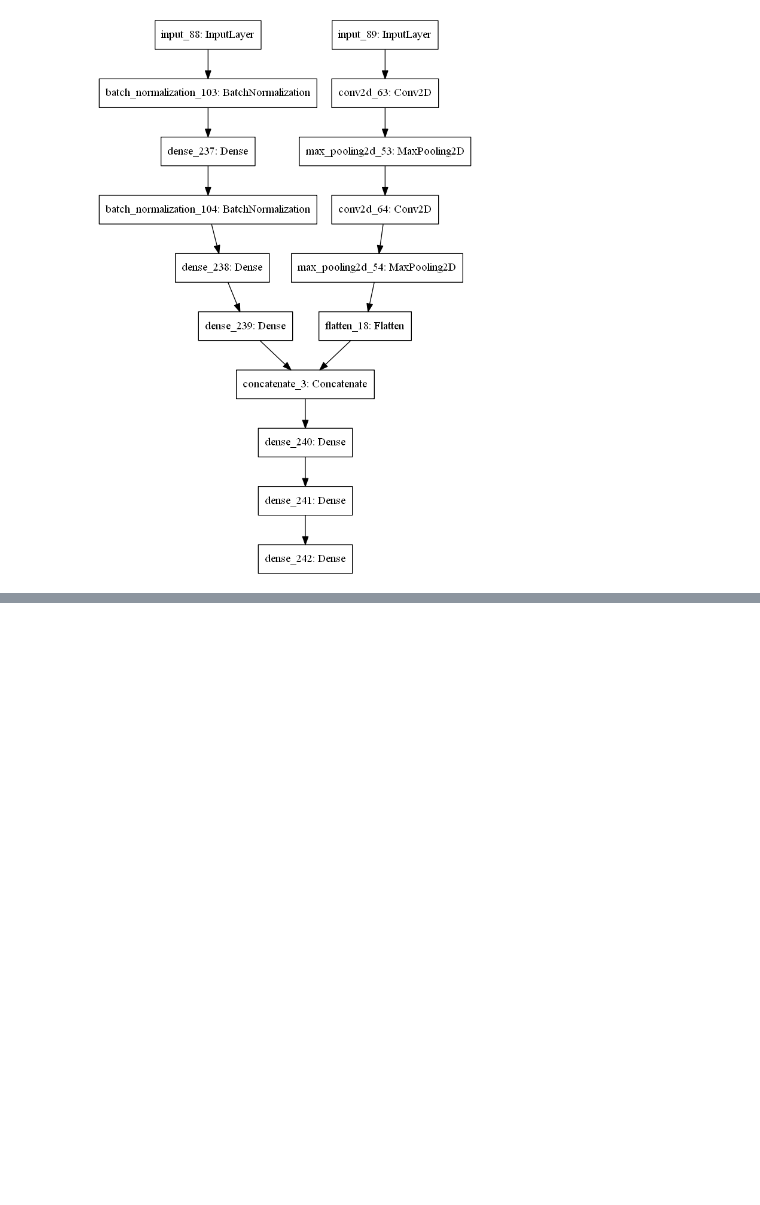
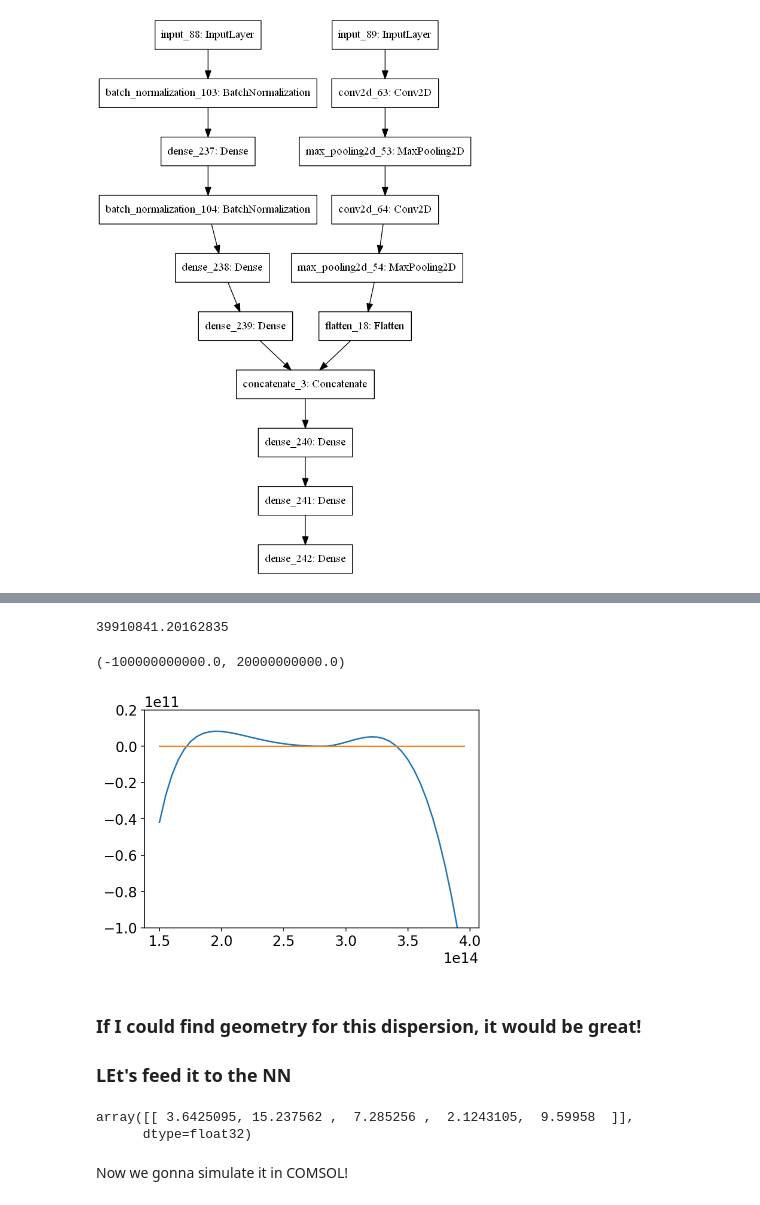
Before and after one commit to akarazeev/REDE, a Jupyter notebook: main_keras_realization.ipynb, the cells around one changed output, grey strips where cells are left out. Drawn from its saved outputs; the diff is of its cells as text; code cells hidden in the pictures; blank space fills up the shorter version.

```diff
--- a/main_keras_realization.ipynb
+++ b/main_keras_realization.ipynb
@@ -412,0 +440,25 @@ Image(filename="img/double-net.png")
+# %%
+Dint[1000][26]
+# %% [output]
+39910841.20162835
+# %%
+Dint_probe = Dint[1810]
+# %%
+Dint_probe[0:26] /= 10
+# %%
+plt.plot(freq_grid,Dint_probe)
+plt.plot(freq_grid,np.zeros(freq_grid.shape))
+plt.ylim([-1e11,2e10])
+# %% [output]
+(-100000000000.0, 20000000000.0)
+[figure, added]
+# %% [markdown]
+### If I could find geometry for this dispersion, it would be great!
+### LEt's feed it to the NN
+# %%
+model.predict(Dint_probe.reshape([1,50]))
+# %% [output]
+array([[ 3.6425095, 15.237562 ,  7.285256 ,  2.1243105,  9.59958  ]],
+      dtype=float32)
+# %% [markdown]
+Now we gonna simulate it in COMSOL!
```
Also changed, not shown: parts of 9 cells of this notebook.
